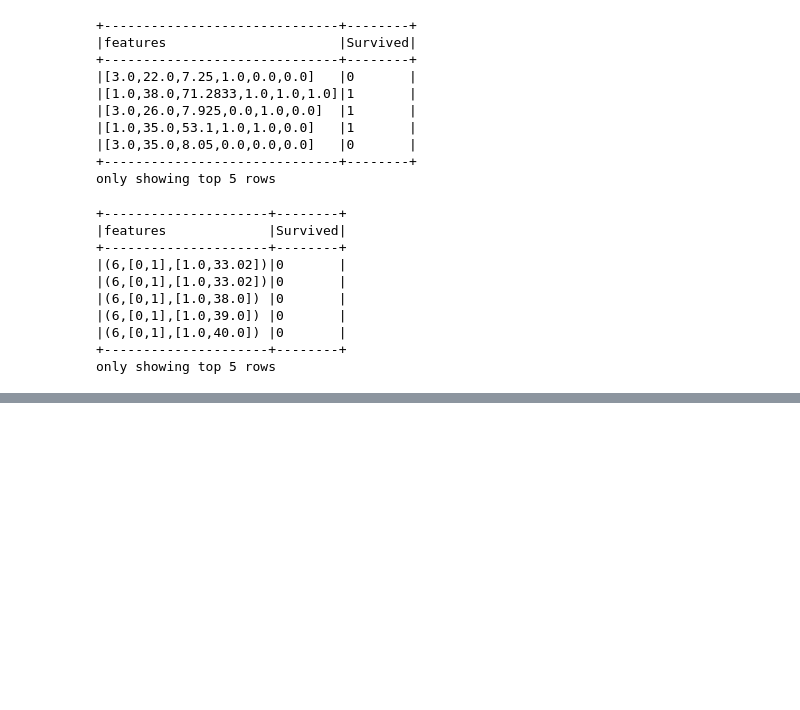
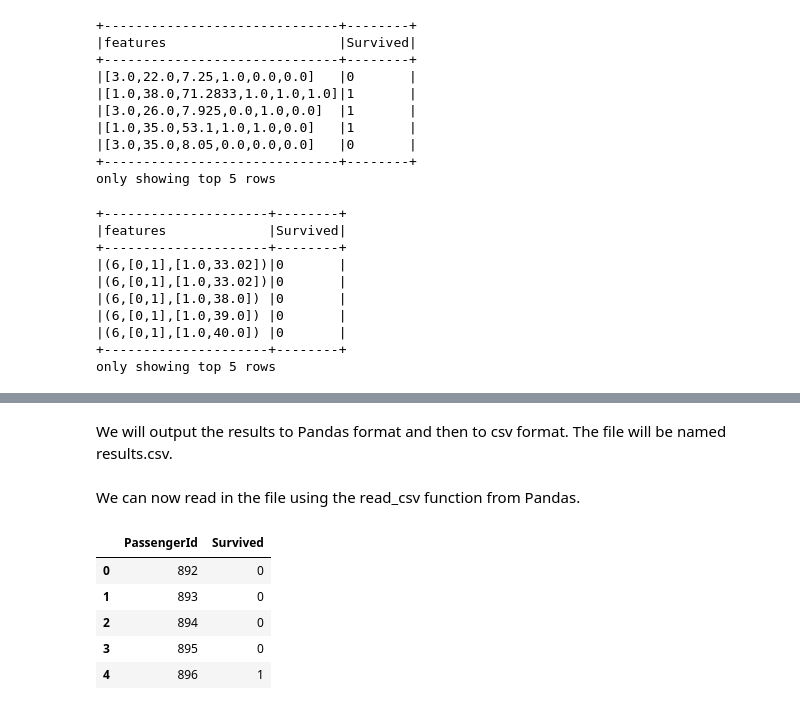
Before and after one commit to alicemaki/PySparkML, a Jupyter notebook: PySpark_Titanic_Script.ipynb, the cells around one changed output, grey strips where cells are left out. Cells and saved outputs as stored; diff of their text form; code cells hidden in the pictures; blank space fills up the shorter version.

```diff
--- a/PySpark_Titanic_Script.ipynb
+++ b/PySpark_Titanic_Script.ipynb
@@ -304,0 +472,2 @@ only showing top 5 rows
+# %% [markdown]
+We will output the results to Pandas format and then to csv format. The file will be named results.csv.
@@ -304,0 +476,11 @@ only showing top 5 rows
+# %% [markdown]
+We can now read in the file using the read_csv function from Pandas.
+# %%
+pd.read_csv('results.csv').head(5)
+# %% [output]
+|  | PassengerId | Survived |
+| 0 | 892 | 0 |
+| 1 | 893 | 0 |
+| 2 | 894 | 0 |
+| 3 | 895 | 0 |
+| 4 | 896 | 1 |
```
Also changed, not shown: parts of 46 cells of this notebook, 3 other files.
